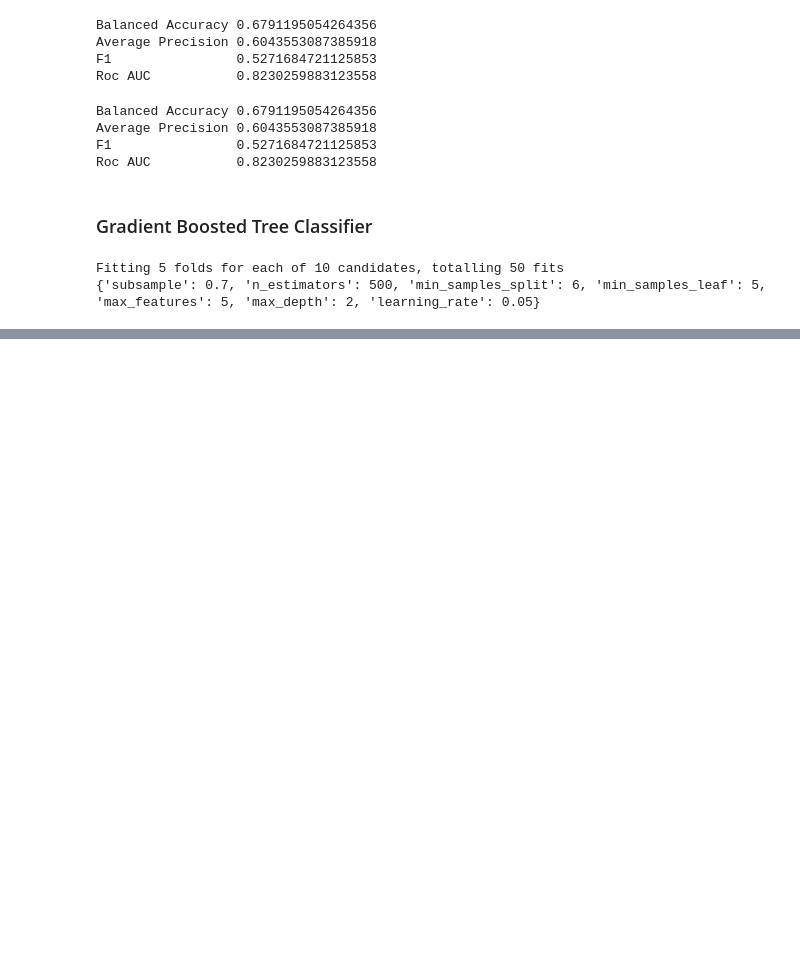
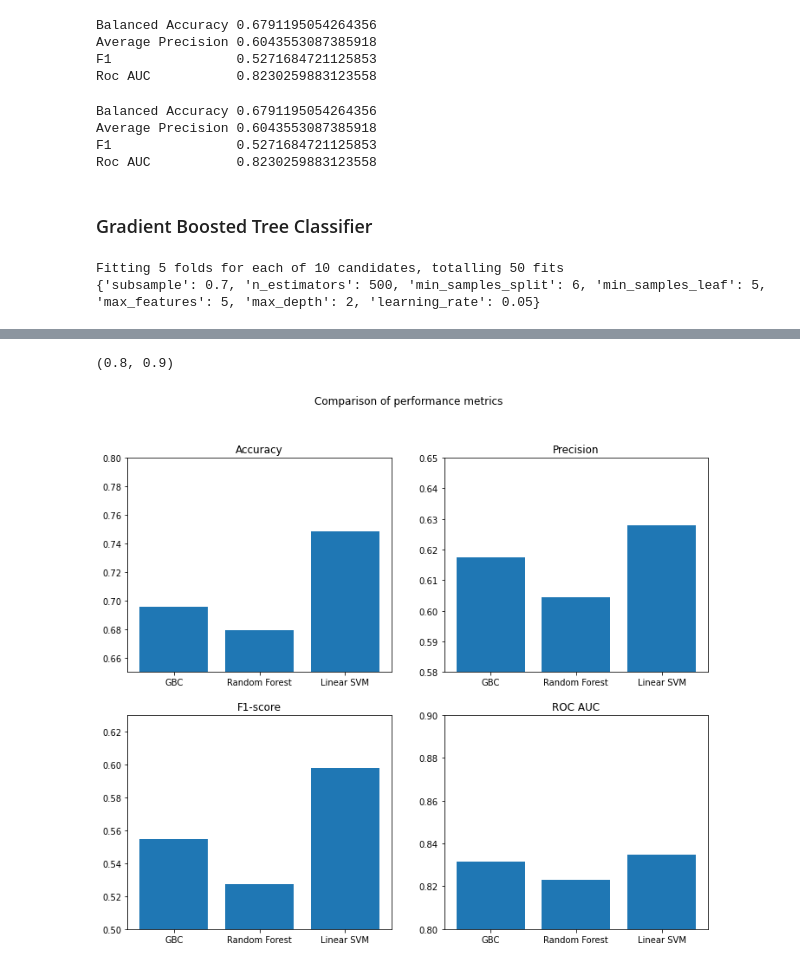
Before and after one commit to phisinger/Predict-telco-churn, a Jupyter notebook: prediction_notebook.ipynb, the cells around one changed output, grey strips where cells are left out. Saved outputs shown, nothing was run; the diff lists cells and outputs as text; code cells hidden in the pictures; blank space fills up the shorter version.

```diff
--- a/prediction_notebook.ipynb
+++ b/prediction_notebook.ipynb
@@ -351,9 +356,9 @@ gbc = GradientBoostingClassifier(
     random_state=123,
     subsample=0.7,
     n_estimators=500,
-    min_samples_split=10,
-    min_samples_leaf=1,
-    max_features=7,
+    min_samples_split=6,
+    min_samples_leaf=5,
+    max_features=5,
     max_depth=2,
     learning_rate=0.05,
 )
@@ -368,0 +378,36 @@ Roc AUC           0.8315540207895502
+# %%
+fig, ((ax1, ax2), (ax3, ax4)) = plt.subplots(2,2, figsize=(12, 10))
+fig.suptitle("Comparison of performance metrics")
+
+xs = ["GBC", "Random Forest", "Linear SVM"]
+
+acc_list = []
+prec_list = []
+f1_list = []
+roc_list = []
+
+for dct in [performance_gbc, performance_rafo, svc_performance]:
+    acc_list.append(dct["Balanced Accuracy"])
+    prec_list.append(dct["Average Precision"])
+    f1_list.append(dct["F1               "])
+    roc_list.append(dct["Roc AUC          "])
+
+
+ax1.bar(xs, height=acc_list)
+ax1.set_title("Accuracy")
+ax1.set_ylim(0.65, 0.8)
+
+ax2.bar(xs, height=prec_list)
+ax2.set_title("Precision")
+ax2.set_ylim(0.58, 0.65)
+
+ax3.bar(xs, height=f1_list)
+ax3.set_title("F1-score")
+ax3.set_ylim(.5, .63)
+
+ax4.bar(xs, height=roc_list)
+ax4.set_title("ROC AUC")
+ax4.set_ylim(0.8, 0.9)
+# %% [output]
+(0.8, 0.9)
+[figure, added]
```
Also changed, not shown: parts of 5 cells of this notebook.
